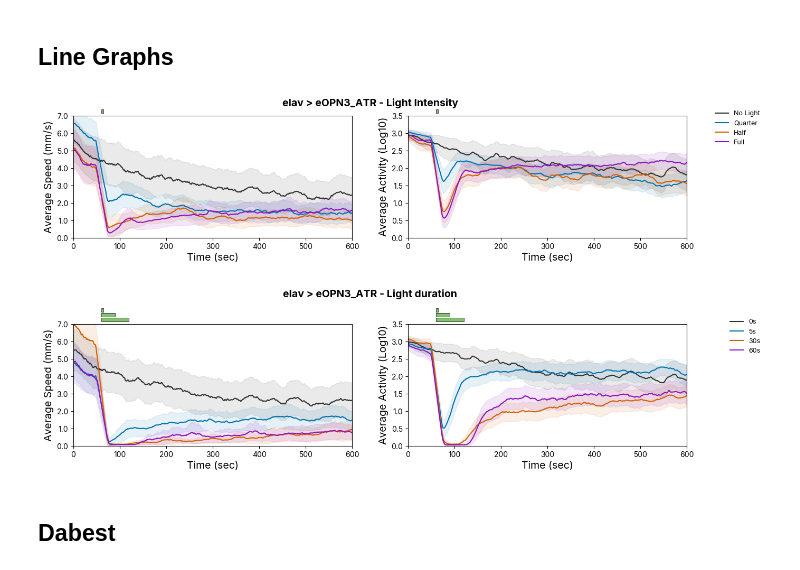
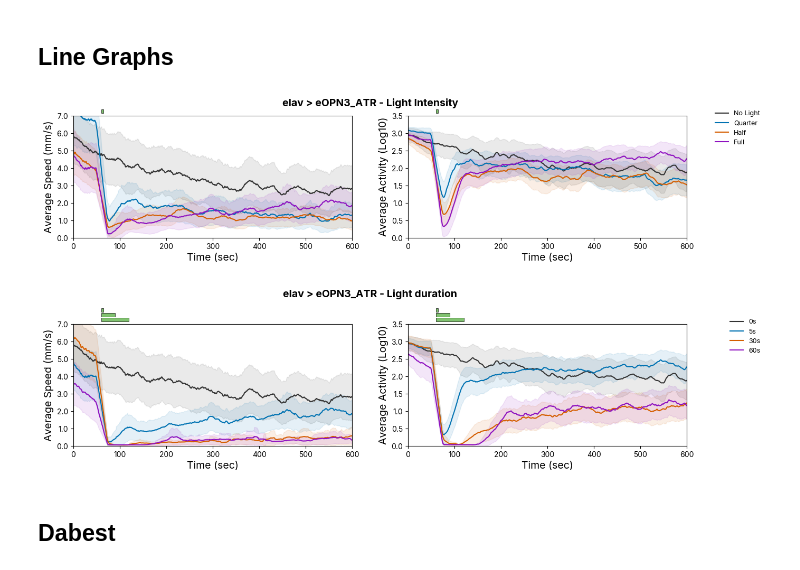
Before and after one commit to lnicole08/TrumelanOPN3, a Jupyter notebook: 3. Stacked plots.ipynb, the cells around one changed output. Drawn from its saved outputs; the diff is of its cells as text; code cells hidden in the pictures.

```diff
--- a/3. Stacked plots.ipynb
+++ b/3. Stacked plots.ipynb
@@ -161,12 +161,14 @@ fig, axes = plt.subplots(num_conditions, 1, figsize=(8,8), sharex=True) #for ela
 plt.subplots_adjust(hspace=0.15)
 cmaps = "YlGnBu"
 
+metric_to_plot = 'ActivityLevel'
+
 if metric_to_plot == "ActivityLevel":
     scalebar_label = "Activity Level (Log10)"
     vmax_number = 3.5
 elif metric_to_plot == "Speed":
     scalebar_label = "Speed (mm/s)"
-    vmax_number = 5
+    vmax_number = 7
 for idx, (label, data) in enumerate(duration_data.items()):
     ax = axes[idx]
     num_flies = data.shape[0]
@@ -208,5 +210,5 @@ fig.suptitle(duration_plot_title, weight="bold", fontsize=16, y=0.95)
 mpl.rcParams['svg.fonttype'] = 'none'
 fig.patch.set_facecolor('white')
 
-plt.savefig(titledpath + "\\ACC Lab Dropbox\\ACC Lab\\Nicole Lee\\eOPN3 manuscript\\Data compilation\\Trumelan\\Trumelan images\\lightduration_" + metric_to_plot + "_" + driver + "_" + responder + ".svg", bbox_inches='tight')
+plt.savefig(titledpath + "\\ACC Lab Dropbox\\ACC Lab\\Nicole Lee\\eOPN3 manuscript\\Data compilation\\Trumelan\\Trumelan images\\" + metric_to_plot + "_" + driver + "_" + responder + ".svg", bbox_inches='tight')
 # %% [output]
@@ -217,7 +219,7 @@ plt.savefig(titledpath + "\\ACC Lab Dropbox\\ACC Lab\\Nicole Lee\\eOPN3 manuscri
 specifictime = 361
 
 intensity_files = {
-    'No Light': specifiedpath + driver + " x " + responder + "_nolight",
+    'No Light': specifiedpath + driver + " x " + responder + "_0s",
     'Quarter': specifiedpath + driver + " x " + responder + "_quarter_5s",
     'Half': specifiedpath + driver + " x " + responder + "_half_5s",
     'Full': specifiedpath + driver + " x " + responder + "_5s",
@@ -231,7 +233,6 @@ split_map = {'No Light': 'even', 'Full': 'even'}
 
 for label, filepath in intensity_files.items():
     df = pd.read_csv(filepath + "_max" + str(maxtime) + "s.csv").set_index('Time (s)')
-    df = filter_dead_flies(df)
     df = df.iloc[0:(specifictime*2), :]  # trim to specifictime
     cols = sorted([c for c in df.columns if c.startswith(metric_to_plot)], key=lambda c: int(c.split('_')[1]))
     split = split_map.get(label)
@@ -248,13 +249,12 @@ plt.subplots_adjust(hspace=0.15)
 
 cmaps = "YlGnBu"
 
-
 if metric_to_plot == "ActivityLevel":
     scalebar_label = "Activity Level (Log10)"
     vmax_number = 3.5
 elif metric_to_plot == "Speed":
     scalebar_label = "Speed (mm/s)"
-    vmax_number = 5
+    vmax_number = 7
 for idx, (label, data) in enumerate(intensity_data.items()):
     ax = axes[idx]
     num_flies = data.shape[0]
@@ -293,5 +293,5 @@ fig.suptitle(intensity_plot_title, weight="bold", fontsize=16, y=0.95)
 mpl.rcParams['svg.fonttype'] = 'none'
 fig.patch.set_facecolor('white')
 
-plt.savefig(homecomp + "\\ACC Lab Dropbox\\ACC Lab\\Nicole Lee\\eOPN3 manuscript\\Data compilation\\Trumelan\\Trumelan images\\light_intensity_" + metric_to_plot + "_" + driver + "_" + responder + ".svg", bbox_inches='tight')
+plt.savefig(homecomp + "\\ACC Lab Dropbox\\ACC Lab\\Nicole Lee\\eOPN3 manuscript\\Data compilation\\Trumelan\\Trumelan images\\light_intensity_speed" + driver + "_" + responder + ".svg", bbox_inches='tight')
 # %% [output]
@@ -312,13 +312,11 @@ line_colors = {
 }
 
 intensity_files_line = {
-    'No Light': specifiedpath + driver + " x " + responder + "_nolight",
+    'No Light': specifiedpath + driver + " x " + responder + "_0s",
     'Quarter': specifiedpath + driver + " x " + responder + "_quarter_5s",
     'Half': specifiedpath + driver + " x " + responder + "_half_5s",
     'Full': specifiedpath + driver + " x " + responder + "_5s",
 }
-
-split_map = {'No Light': 'even', 'Full': 'even'}
 
 rolling_window = 50
 intensity_speed = {}
@@ -326,21 +324,13 @@ intensity_activity = {}
 
 for label, filepath in intensity_files_line.items():
     df = pd.read_csv(filepath + "_max" + str(maxtime) + "s.csv").set_index('Time (s)')
-    df = filter_dead_flies(df)
     df = df.iloc[0:(specifictime*2), :]
 
-    speed_cols = sorted([c for c in df.columns if c.startswith('Speed')], key=lambda c: int(c.split('_')[1]))
-    activity_cols = sorted([c for c in df.columns if c.startswith('ActivityLevel')], key=lambda c: int(c.split('_')[1]))
-    split = split_map.get(label)
-    if split == 'even':
-        speed_cols = speed_cols[1::2]
-        activity_cols = activity_cols[1::2]
-    elif split == 'odd':
-        speed_cols = speed_cols[0::2]
-        activity_cols = activity_cols[0::2]
+    speed_df = df.filter(regex="^Speed").T.reset_index(drop=True)
+    activity_df = df.filter(regex="^ActivityLevel").T.reset_index(drop=True)
 
-    intensity_speed[label] = df[speed_cols].T.reset_index(drop=True)
-    intensity_activity[label] = df[activity_cols].T.reset_index(drop=True)
+    intensity_speed[label] = speed_df
+    intensity_activity[label] = activity_df
 
 fig, axes = plt.subplots(1, 2, figsize=(15,3), gridspec_kw={'wspace': 0.2})
 plt.subplots_adjust(hspace=0.1)
@@ -397,10 +387,15 @@ fig.patch.set_facecolor('white')
 plt.tight_layout(rect=[0, 0, 0.98, 1])
 
 
-plt.savefig(homecomp + "\\ACC Lab Dropbox\\ACC Lab\\Nicole Lee\\eOPN3 manuscript\\Data compilation\\Trumelan\\Trumelan images\\lineplot_intensity" + driver + "_" + responder + ".svg", bbox_inches='tight')
+#plt.savefig(homecomp + "\\ACC Lab Dropbox\\ACC Lab\\Nicole Lee\\eOPN3 manuscript\\Data compilation\\Trumelan\\Trumelan images\\lineplot_intensity" + driver + "_" + responder + ".svg", bbox_inches='tight')
 # %% [output]
-[figure, old version]
+[figure, new version]
 # %%
+driver = "elav"
+responder = "eOPN3_ATR"
+#driver = "w1118"
+specifictime = 600
+
 line_colors = {
     '0s': "#333333",
     '5s': "#0072B2",
@@ -409,13 +404,11 @@ line_colors = {
 }
 
 duration_files_line = {
-    '0s': specifiedpath + driver + " x " + responder + "_nolight",
+    '0s': specifiedpath + driver + " x " + responder + "_0s",
     '5s': specifiedpath + driver + " x " + responder + "_5s",
     '30s': specifiedpath + driver + " x " + responder + "_30s",
     '60s': specifiedpath + driver + " x " + responder + "_60s",
 }
-
-split_map = {'0s': 'odd', '5s': 'odd'}
 
 rolling_window = 50
 duration_speed = {}
@@ -423,21 +416,13 @@ duration_activity = {}
 
 for label, filepath in duration_files_line.items():
     df = pd.read_csv(filepath + "_max" + str(maxtime) + "s.csv").set_index('Time (s)')
-    df = filter_dead_flies(df)
     df = df.iloc[0:(specifictime*2), :]
 
-    speed_cols = sorted([c for c in df.columns if c.startswith('Speed')], key=lambda c: int(c.split('_')[1]))
-    activity_cols = sorted([c for c in df.columns if c.startswith('ActivityLevel')], key=lambda c: int(c.split('_')[1]))
-    split = split_map.get(label)
-    if split == 'even':
-        speed_cols = speed_cols[1::2]
-        activity_cols = activity_cols[1::2]
-    elif split == 'odd':
-        speed_cols = speed_cols[0::2]
-        activity_cols = activity_cols[0::2]
+    speed_df = df.filter(regex="^Speed").T.reset_index(drop=True)
+    activity_df = df.filter(regex="^ActivityLevel").T.reset_index(drop=True)
 
-    duration_speed[label] = df[speed_cols].T.reset_index(drop=True)
-    duration_activity[label] = df[activity_cols].T.reset_index(drop=True)
+    duration_speed[label] = speed_df
+    duration_activity[label] = activity_df
 
 fig, axes = plt.subplots(1, 2, figsize=(15,3), gridspec_kw={'wspace': 0.2})
 plt.subplots_adjust(hspace=0.1)
@@ -472,35 +457,35 @@ for label, data in duration_activity.items():
 
 ax_activity.set_ylabel("Average Activity (Log10)", fontsize=14)
 ax_activity.set_xlabel("Time (sec)", fontsize=14)
 ax_activity.set_yticks(np.arange(0, 4.0, 0.5))
 ax_activity.set_ylim(0, 3.5)
 
 #legend
 handles, labels = ax_activity.get_legend_handles_labels()
 fig.legend (handles, labels, loc = "upper right", bbox_to_anchor = (1.0, 0.95), frameon = False, fontsize = 9)
 
 from matplotlib.patches import Rectangle
 for ax in axes:
     ax.set_xlim(0, 600)
     ax.set_xticks(np.arange(0, 601, 100))
 
     ymax = ax.get_ylim()[1]
     bar_y = ymax * 1.02  # just above the plot
     bar_h = ymax * 0.03  # bar thickness
 
     ax.add_patch(Rectangle((60, ymax * 1.02), 60, bar_h, facecolor="#1E94018F", edgecolor='black', linewidth=0.5, clip_on=False))
     ax.add_patch(Rectangle((60, ymax * 1.06), 30, bar_h, facecolor='#1E94018F', edgecolor='black', linewidth=0.5, clip_on=False))
     ax.add_patch(Rectangle((60, ymax * 1.10), 5,  bar_h, facecolor='#1E94018F', edgecolor='black', linewidth=0.5, clip_on=False))
 
 fig.suptitle(driver + " > " + responder + " - Light duration", weight="bold", fontsize=14, y=1.1)
 mpl.rcParams['svg.fonttype'] = 'none'
 fig.patch.set_facecolor('white')
 plt.tight_layout(rect=[0, 0, 0.98, 1])
 
 
-plt.savefig(homecomp + "\\ACC Lab Dropbox\\ACC Lab\\Nicole Lee\\eOPN3 manuscript\\Data compilation\\Trumelan\\Trumelan images\\lineplot_duration" + driver + "_" + responder + ".svg", bbox_inches='tight')
+#plt.savefig(homecomp + "\\ACC Lab Dropbox\\ACC Lab\\Nicole Lee\\eOPN3 manuscript\\Data compilation\\Trumelan\\Trumelan images\\lineplot_duration" + driver + "_" + responder + ".svg", bbox_inches='tight')
 # %% [output]
-[figure, old version]
+[figure, new version]
 # %% [markdown]
 ## Dabest
 # %%
```
Also changed, not shown: parts of 12 cells of this notebook, 1 other file.
